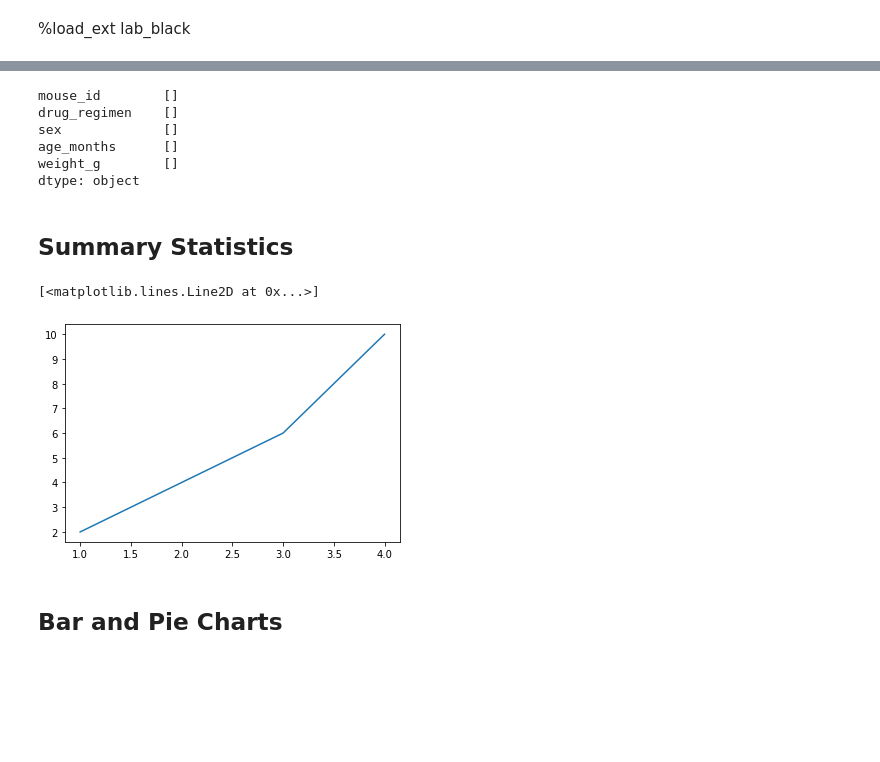
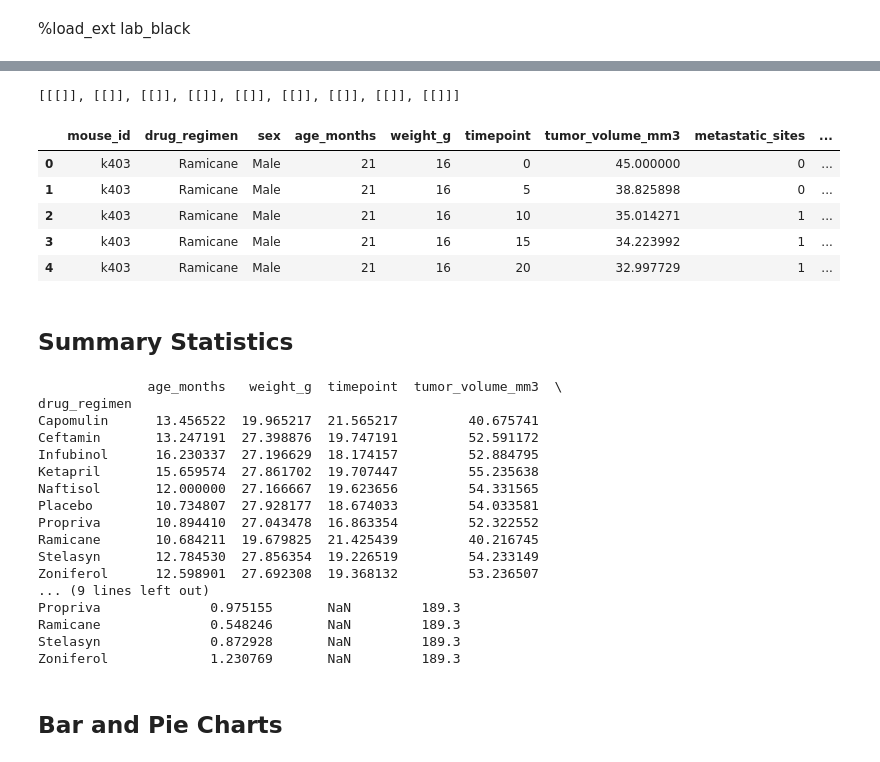
Before and after one commit to BatesJ72/matplotib_practice, a Jupyter notebook: pymaceuticals.ipynb, the cells around one changed output, grey strips where cells are left out. Cells and saved outputs as stored; diff of their text form; code cells hidden in the pictures; blank space fills up the shorter version.

```diff
--- a/pymaceuticals.ipynb
+++ b/pymaceuticals.ipynb
@@ -48,15 +54,11 @@ def count_function(i):
             lst.append(df["mouse_id"])
     return lst
 
-data = df.apply(count_function)
-data.head()
+data = [[count_function(i)] for i in df]
+# data.head()
+print(data)
 # %% [output]
-mouse_id        []
-drug_regimen    []
-sex             []
-age_months      []
-weight_g        []
-dtype: object
+[[[]], [[]], [[]], [[]], [[]], [[]], [[]], [[]], [[]]]
 # %%
 # Getting the duplicate mice by ID number that shows up for Mouse ID and Timepoint.
 # counts = df.groupby(["mouse_id"]).value_counts()
@@ -70,21 +72,52 @@ dtype: object
 # Create a clean DataFrame by dropping the duplicate mouse by its ID.
 # %%
 # Checking the number of mice in the clean DataFrame.
+# %%
+df.head()
+# %% [output]
+|  | mouse_id | drug_regimen | sex | age_months | weight_g | timepoint | tumor_volume_mm3 | metastatic_sites | ... |
+| 0 | k403 | Ramicane | Male | 21 | 16 | 0 | 45.000000 | 0 | ... |
+| 1 | k403 | Ramicane | Male | 21 | 16 | 5 | 38.825898 | 0 | ... |
+| 2 | k403 | Ramicane | Male | 21 | 16 | 10 | 35.014271 | 1 | ... |
+| 3 | k403 | Ramicane | Male | 21 | 16 | 15 | 34.223992 | 1 | ... |
+| 4 | k403 | Ramicane | Male | 21 | 16 | 20 | 32.997729 | 1 | ... |
 # %% [markdown]
 ## Summary Statistics
 # %%
 # Generate a summary statistics table of mean, median, variance, standard deviation, and SEM of the tumor volume for each regimen
-# plt.plot(["tumor_volume"], ["age_months"])
-# plt.show
 
-x = [1,2,3,4]
-y = [2,4,6,10]
-plt.plot(x,y)
+# mean
+
+# how many regimens?
+regimen_count = len(df["drug_regimen"].unique())
+# print(f"There are {regimen_count} regimens")
+
+# group by for mean
+regimen_mean = df.groupby(by = ["drug_regimen"]).mean()
+print(regimen_mean)
+
+
+
 
 # This method is the most straighforward, creating multiple series and putting them all together at the end.
 # %% [output]
-[<matplotlib.lines.Line2D at 0x...>]
+              age_months   weight_g  timepoint  tumor_volume_mm3  \
+drug_regimen
+Capomulin      13.456522  19.965217  21.565217         40.675741
+Ceftamin       13.247191  27.398876  19.747191         52.591172
+Infubinol      16.230337  27.196629  18.174157         52.884795
+Ketapril       15.659574  27.861702  19.707447         55.235638
+Naftisol       12.000000  27.166667  19.623656         54.331565
+Placebo        10.734807  27.928177  18.674033         54.033581
+Propriva       10.894410  27.043478  16.863354         52.322552
+Ramicane       10.684211  19.679825  21.425439         40.216745
+Stelasyn       12.784530  27.856354  19.226519         54.233149
+Zoniferol      12.598901  27.692308  19.368132         53.236507
+... (9 lines left out)
+Propriva              0.975155       NaN         189.3
+Ramicane              0.548246       NaN         189.3
+Stelasyn              0.872928       NaN         189.3
+Zoniferol             1.230769       NaN         189.3
-[figure, removed]
 # %%
 # Generate a summary statistics table of mean, median, variance, standard deviation, and SEM of the tumor volume for each regimen
 
```
Also changed, not shown: parts of 2 cells of this notebook.
